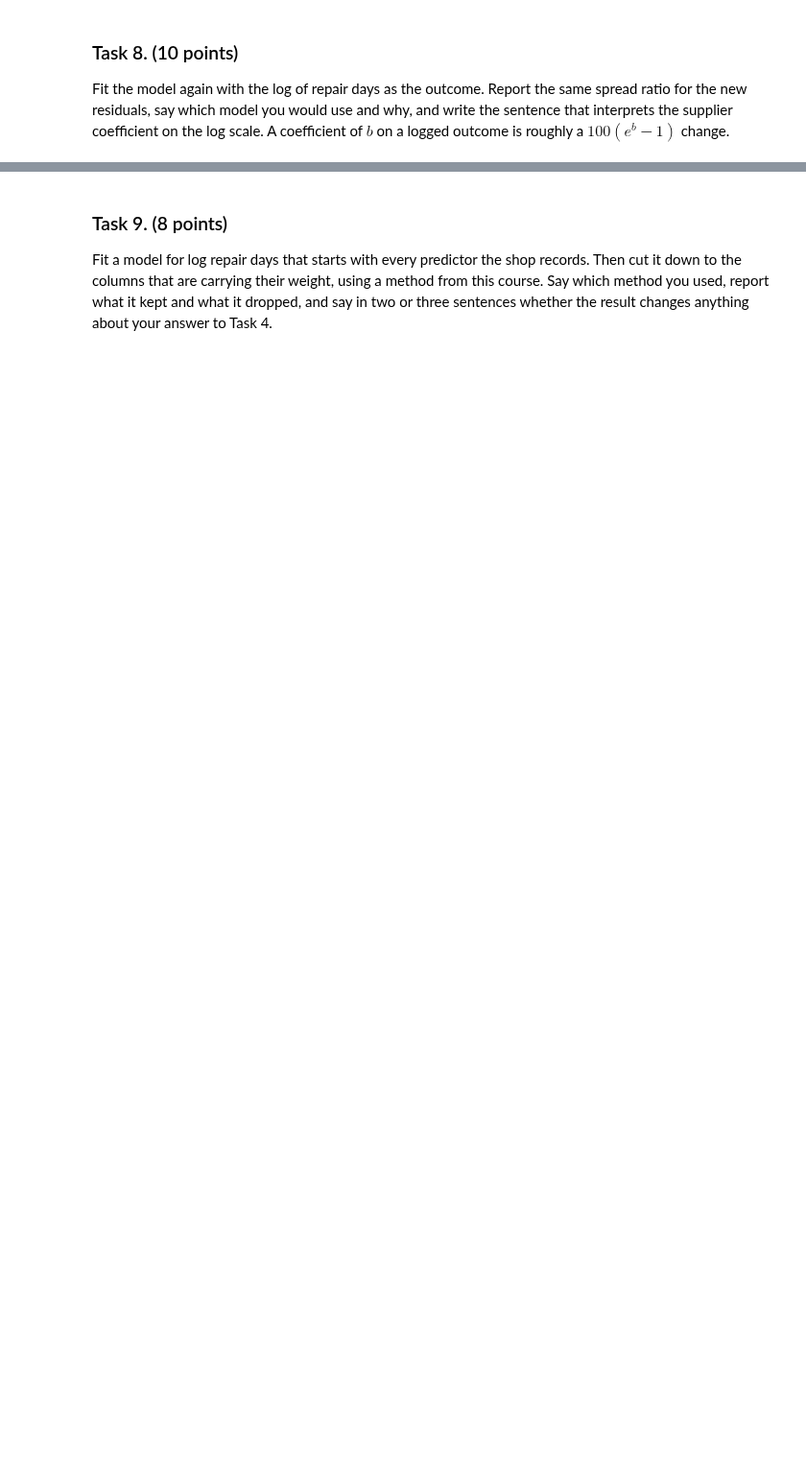
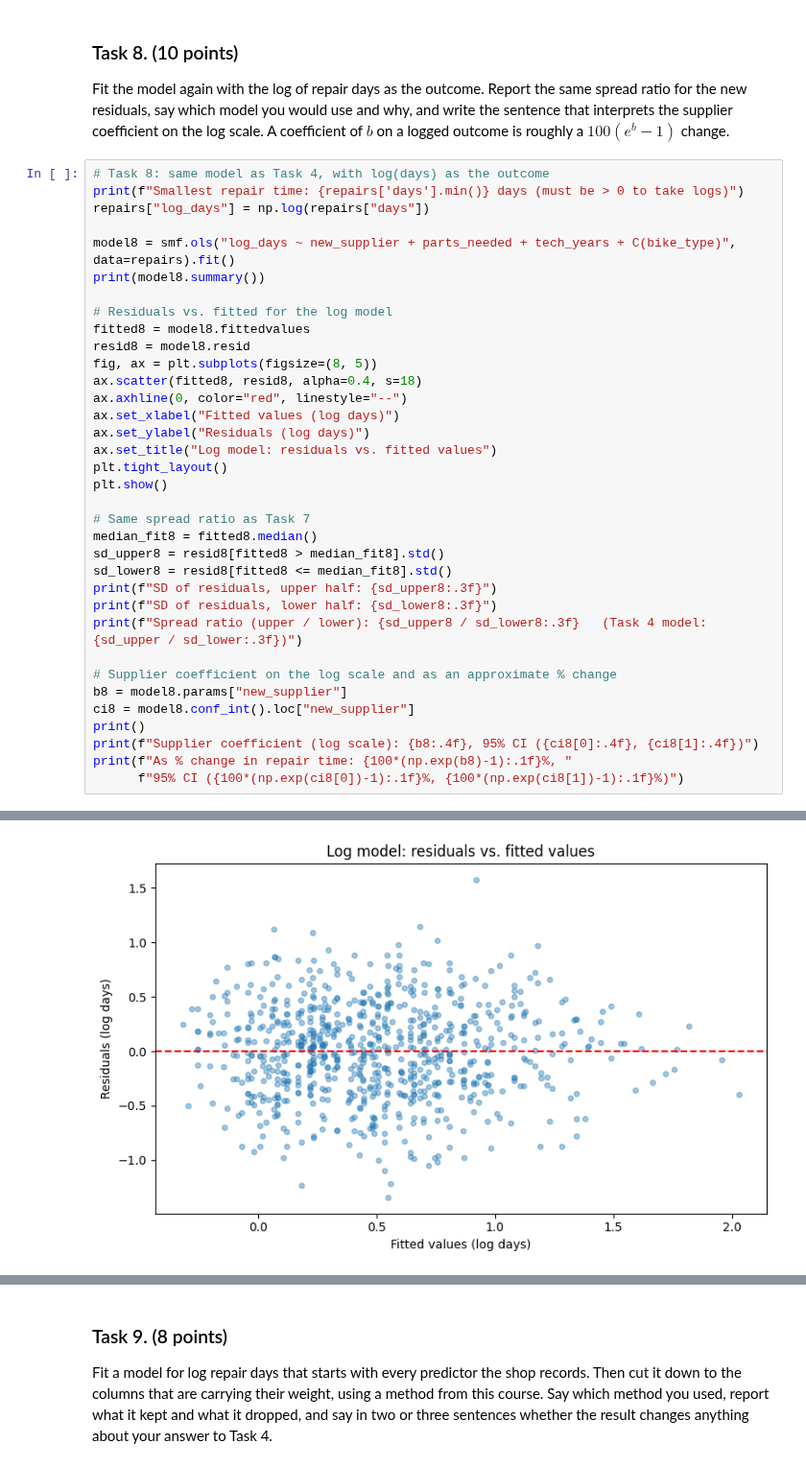
Before and after one commit to westonrh/school, a Jupyter notebook: F2026/Midterm/Stat_220_Midterm_TakeHome.ipynb, the cells around one changed output, grey strips where cells are left out. Shown at 96% size. Saved outputs shown, nothing was run; the diff lists cells and outputs as text; blank space fills up the shorter version.

```diff
--- a/F2026/Midterm/Stat_220_Midterm_TakeHome.ipynb
+++ b/F2026/Midterm/Stat_220_Midterm_TakeHome.ipynb
@@ -118,3 +263,39 @@ _Your answer:_
 ### Task 8.  (10 points)
 
 Fit the model again with the log of repair days as the outcome. Report the same spread ratio for the new residuals, say which model you would use and why, and write the sentence that interprets the supplier coefficient on the log scale. A coefficient of $b$ on a logged outcome is roughly a $100(e^{b}-1)%$ change.
+# %%
+# Task 8: same model as Task 4, with log(days) as the outcome
+print(f"Smallest repair time: {repairs['days'].min()} days (must be > 0 to take logs)")
+repairs["log_days"] = np.log(repairs["days"])
+
+model8 = smf.ols("log_days ~ new_supplier + parts_needed + tech_years + C(bike_type)", data=repairs).fit()
+print(model8.summary())
+
+# Residuals vs. fitted for the log model
+fitted8 = model8.fittedvalues
+resid8 = model8.resid
+fig, ax = plt.subplots(figsize=(8, 5))
+ax.scatter(fitted8, resid8, alpha=0.4, s=18)
+ax.axhline(0, color="red", linestyle="--")
+ax.set_xlabel("Fitted values (log days)")
+ax.set_ylabel("Residuals (log days)")
+ax.set_title("Log model: residuals vs. fitted values")
+plt.tight_layout()
+plt.show()
+
+# Same spread ratio as Task 7
+median_fit8 = fitted8.median()
+sd_upper8 = resid8[fitted8 > median_fit8].std()
+sd_lower8 = resid8[fitted8 <= median_fit8].std()
+print(f"SD of residuals, upper half: {sd_upper8:.3f}")
+print(f"SD of residuals, lower half: {sd_lower8:.3f}")
+print(f"Spread ratio (upper / lower): {sd_upper8 / sd_lower8:.3f}   (Task 4 model: {sd_upper / sd_lower:.3f})")
+
+# Supplier coefficient on the log scale and as an approximate % change
+b8 = model8.params["new_supplier"]
+ci8 = model8.conf_int().loc["new_supplier"]
+print()
+print(f"Supplier coefficient (log scale): {b8:.4f}, 95% CI ({ci8[0]:.4f}, {ci8[1]:.4f})")
+print(f"As % change in repair time: {100*(np.exp(b8)-1):.1f}%, "
+      f"95% CI ({100*(np.exp(ci8[0])-1):.1f}%, {100*(np.exp(ci8[1])-1):.1f}%)")
+# %% [output]
@@ -120,0 +319 @@ Fit the model again with the log of repair days as the outcome. Report the same
+[figure, added]
```
Also changed, not shown: parts of 18 cells of this notebook.
